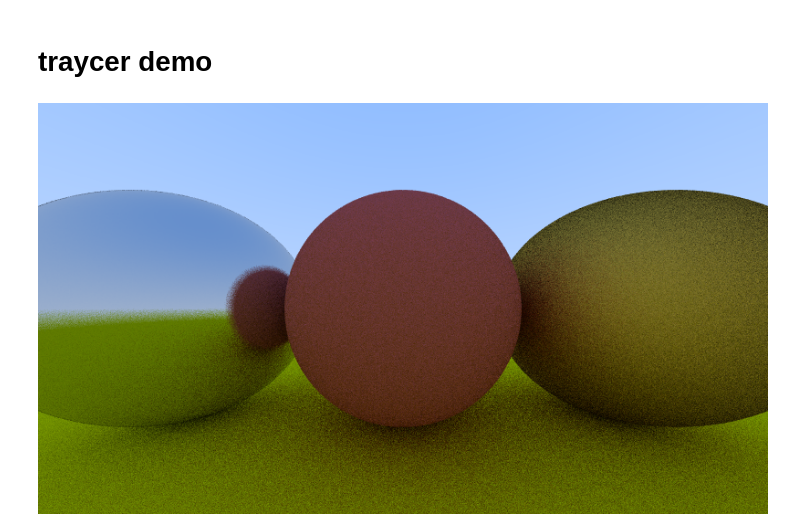
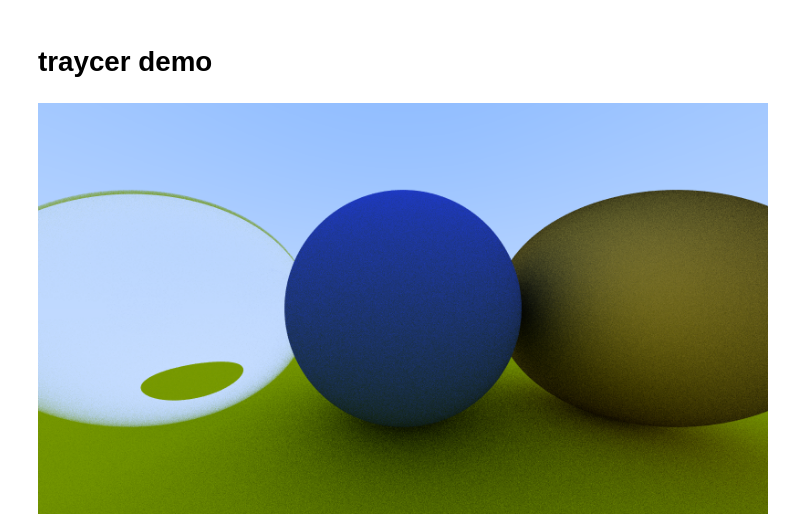
Before and after one commit to bpops/traycer, a Jupyter notebook: demo.ipynb, the cells around one changed output. Saved outputs shown, nothing was run; the diff lists cells and outputs as text; code cells hidden in the pictures.

Commit message:
implemented glass material

```diff
--- a/demo.ipynb
+++ b/demo.ipynb
@@ -3,29 +3,31 @@
 # %%
 import traycer
 import importlib
 importlib.reload(traycer)
 from PIL import Image
 from tqdm import tqdm
 
 # filename
 fname = "test.ppm"
 
 # materials
 material_ground = traycer.lambertain(traycer.color(0.8,0.8,0.0))
-material_center = traycer.lambertain(traycer.color(0.7,0.3,0.3))
+material_center = traycer.lambertain(traycer.color(0.2,0.3,0.8))
 material_left   = traycer.metal(traycer.color(0.8,0.8,0.8), fuzz=0.1)
 material_right  = traycer.metal(traycer.color(0.8,0.6,0.2), fuzz=1.0)
+material_glass  = traycer.dielectric(theta=1.1)
 
 # world
 world = traycer.hittable_list()
 world.add(traycer.sphere(traycer.point3( 0.0, -100.5, -1.0), 100.0, material_ground))
-world.add(traycer.sphere(traycer.point3( 0.0,    0.0, -1.0), 0.5, material_center))
-world.add(traycer.sphere(traycer.point3(-1.0,    0.0, -1.0), 0.5, material_left))
+#world.add(traycer.sphere(traycer.point3( 0.0,    0.0, -1.0), 0.5, material_center))
+world.add(traycer.sphere(traycer.point3( 0.0,    0.0, -1.0), -0.5, material_center))
+world.add(traycer.sphere(traycer.point3(-1.0,    0.0, -1.0), 0.5, material_glass))
 world.add(traycer.sphere(traycer.point3( 1.0,    0.0, -1.0), 0.5, material_right))
 
 cam = traycer.camera(image_width=800)
-image = cam.render(world, aa=20, max_depth=10)
+image = cam.render(world, aa=100, max_depth=10)
 image.write(fname)
 display(Image.open(fname))
 # %% [output]
-[figure, old version]
+[figure, new version]
```
Also changed, not shown: 2 other files.
